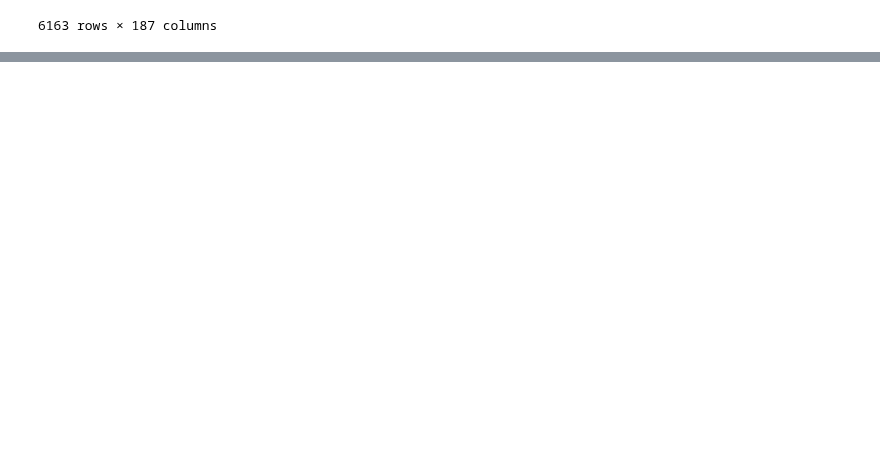
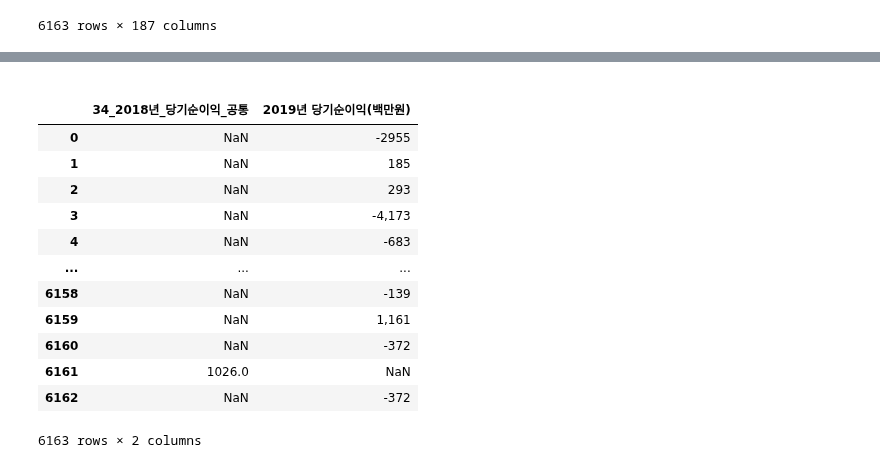
Before and after one commit to shoni0325/Project_1, a Jupyter notebook: code/test1.ipynb, the cells around one changed output, grey strips where cells are left out. Saved outputs shown, nothing was run; the diff lists cells and outputs as text; code cells hidden in the pictures; blank space fills up the shorter version.

```diff
--- a/code/test1.ipynb
+++ b/code/test1.ipynb
@@ -662,0 +665,2 @@ df['인력구성(합계)'] = df['인력구성(관리)'] + df['인력구성(생
+# %%
+df = pd.read_csv('../data/preprocessing/data.csv')
@@ -662,0 +688,25 @@ df['인력구성(합계)'] = df['인력구성(관리)'] + df['인력구성(생
+# %% [markdown]
+<!-- 2019년 자산         2018년 자산 -->
+<!-- 2019년 부채         2018년 부채 -->
+<!-- 2019년 자본         2018년 자본 -->
+<!-- 2019년 매출액       2018년 매출액 -->
+<!-- 2019년 영업이익     2018년 영업이익 -->
+<!-- 2019년 금융비용     2018년 금융비용 -->
+<!-- 2019년 당기순이익   2018년 당기순이익 -->
+# %%
+pd.reset_option('display.max_rows', None)
+df[['34_2018년_당기순이익_공통', '2019년 당기순이익(백만원)']]
+# %% [output]
+|  | 34_2018년_당기순이익_공통 | 2019년 당기순이익(백만원) |
+| 0 | NaN | -2955 |
+| 1 | NaN | 185 |
+| 2 | NaN | 293 |
+| 3 | NaN | -4,173 |
+| 4 | NaN | -683 |
+| ... | ... | ... |
+| 6158 | NaN | -139 |
+| 6159 | NaN | 1,161 |
+| 6160 | NaN | -372 |
+| 6161 | 1026.0 | NaN |
+| 6162 | NaN | -372 |
+6163 rows × 2 columns
```
Also changed, not shown: parts of 21 cells of this notebook, 6 other files.
